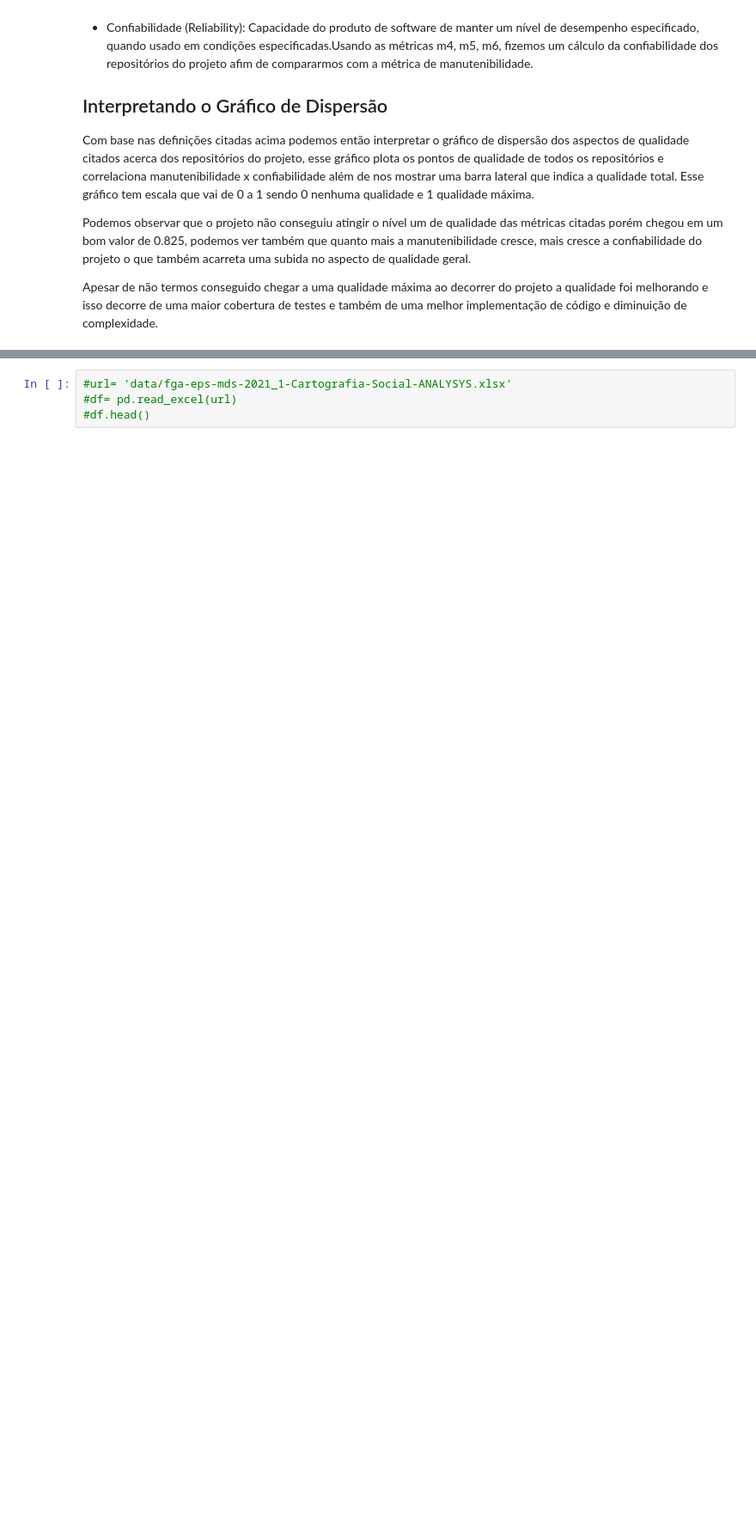
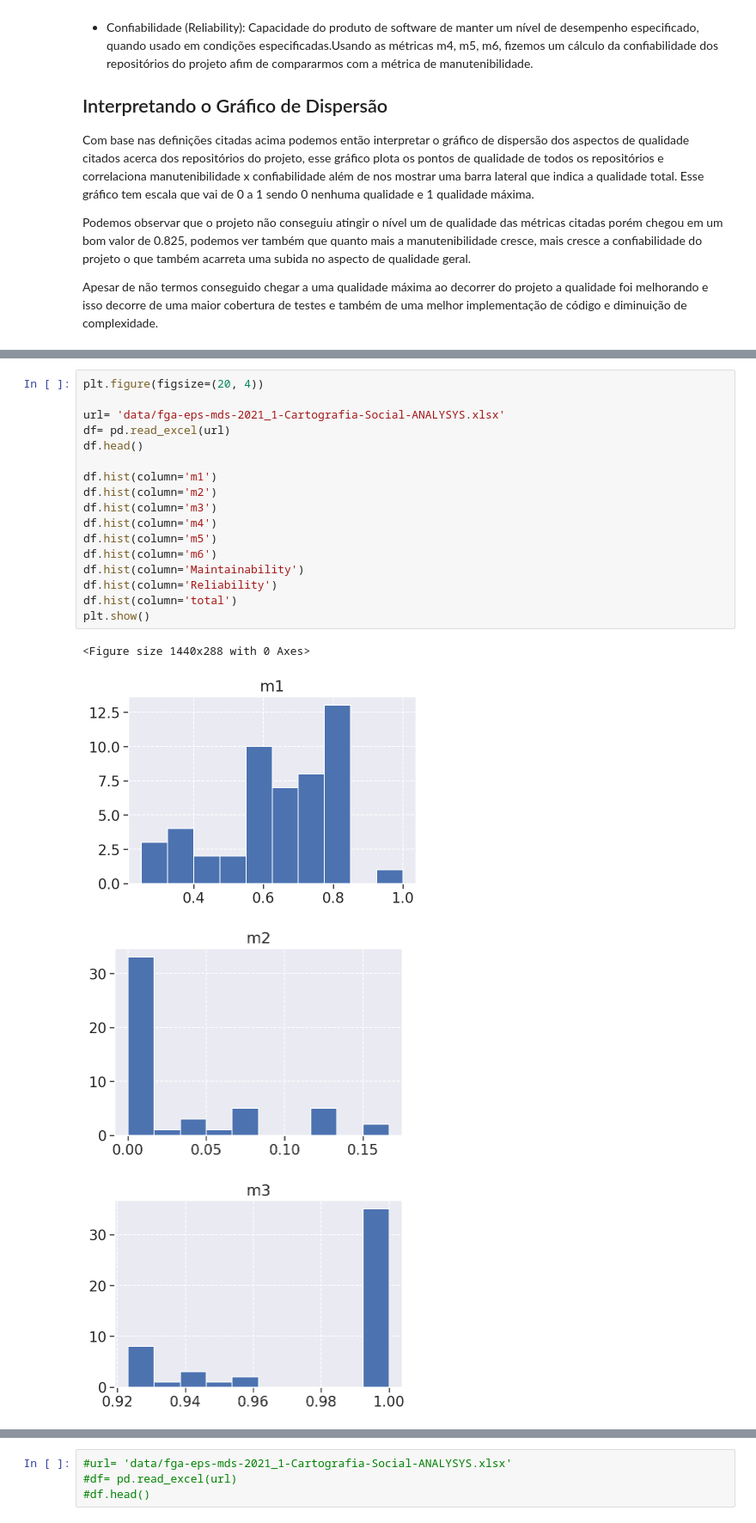
Before and after one commit to fga-eps-mds/2021.1-Cartografia-social-docs, a Jupyter notebook: analytics-raw-data/analytics1.ipynb, the cells around one changed output, grey strips where cells are left out. Shown at 86% size. Saved outputs shown, nothing was run; the diff lists cells and outputs as text; blank space fills up the shorter version.

Commit message:
[95] docs - add histogram chart

```diff
--- a/analytics-raw-data/analytics1.ipynb
+++ b/analytics-raw-data/analytics1.ipynb
@@ -970,0 +973,22 @@ hist = df.hist(bins=5)
+# %%
+plt.figure(figsize=(20, 4))
+
+url= 'data/fga-eps-mds-2021_1-Cartografia-Social-ANALYSYS.xlsx'
+df= pd.read_excel(url)
+df.head()
+
+df.hist(column='m1')
+df.hist(column='m2')
+df.hist(column='m3')
+df.hist(column='m4')
+df.hist(column='m5')
+df.hist(column='m6')
+df.hist(column='Maintainability')
+df.hist(column='Reliability')
+df.hist(column='total')
+plt.show()
+# %% [output]
+<Figure size 1440x288 with 0 Axes>
+[figure, added]
+[figure, added]
+[figure, added]
```
Also changed, not shown: parts of 12 cells of this notebook, 4 other files.
